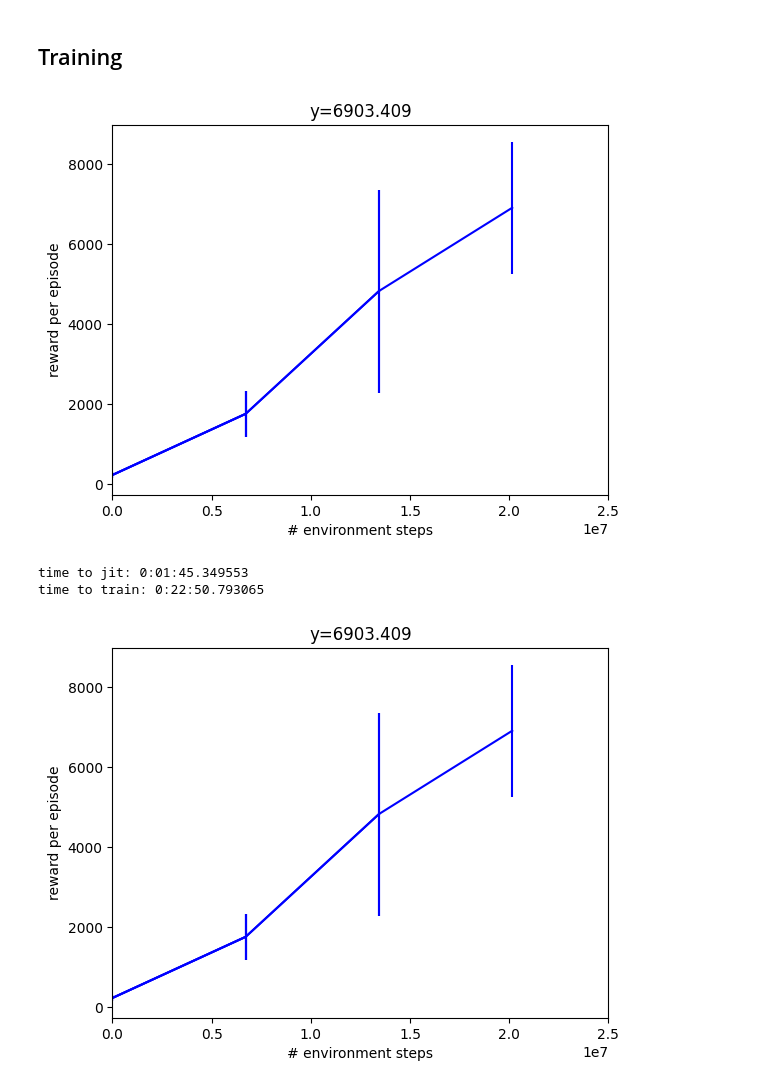
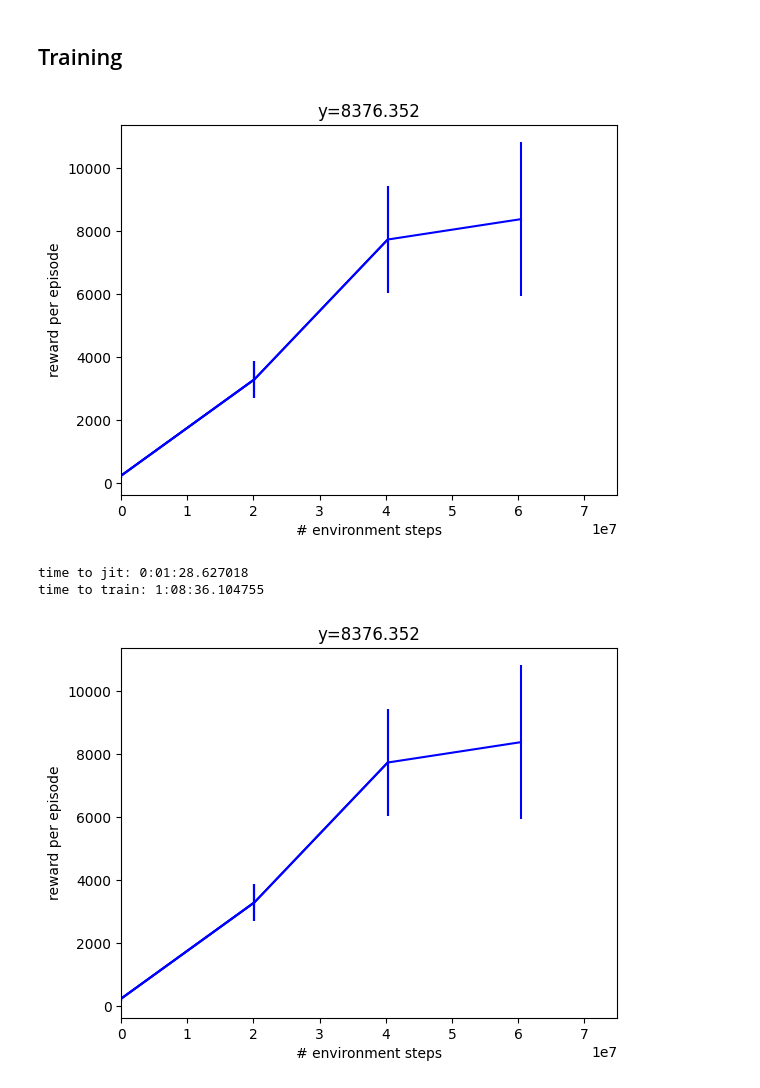
Before and after one commit to nunezal/berryBot, a Jupyter notebook: copy_of_berrybot.ipynb, the cells around one changed output. Saved outputs shown, nothing was run; the diff lists cells and outputs as text; code cells hidden in the pictures.

```diff
--- a/copy_of_berrybot.ipynb
+++ b/copy_of_berrybot.ipynb
@@ -381,9 +381,6 @@ class CustomBerryPickingEnv(pick.PandaPickCube):
         xml_path = os.path.abspath(xml_path_custom)
         self._xml_path = xml_path  # Set self._xml_path
 
-
-
-
         super().__init__(config) # Now call super() with the config
 
 
@@ -400,6 +397,20 @@ class CustomBerryPickingEnv(pick.PandaPickCube):
         # --- Store initial qpos and qvel ---
         self._init_qpos = jp.array(self.mj_model.qpos0)
         self._init_qvel = jp.zeros(self.mj_model.nv)  # Create qvel as zeros
+
+        # --- Define your specific initial arm joint configuration ---
+        desired_arm_qpos = jp.array([
+            0.0,      # Joint 1 initial angle
+            -0.785,   # Joint 2 initial angle (example value) - roughly -45 degrees
+            0.0,      # Joint 3 initial angle
+            -2.356,   # Joint 4 initial angle - roughly -135 degrees
+            0.0,      # Joint 5 initial angle
+            1.57,     # Joint 6 initial angle - roughly 90 degrees
+            0.785     # Joint 7 initial angle - roughly 45 degrees
+        ])
+
+        # --- **NEW: Replace the arm joint part of _init_qpos with your desired values** ---
+        self._init_qpos = self._init_qpos.at[self._robot_arm_qposadr:self._robot_arm_qposadr + self._robot_arm_qpos_num].set(desired_arm_qpos)
 
         # --- Get body and geom IDs ---
         self.berry_body_id = self.mj_model.body("berry").id
@@ -625,7 +636,7 @@ ppo_params = {
     'num_envs': 2048,
     'num_evals': 4,
     'num_minibatches': 32,
-    'num_timesteps': 20000000,
+    'num_timesteps': 60000000,
     'num_updates_per_batch': 8,
     'reward_scaling': 1.0,
     'unroll_length': 10
@@ -651,37 +662,37 @@ def progress(num_steps, metrics):
   plt.errorbar(x_data, y_data, yerr=y_dataerr, color="blue")
 
   display(plt.gcf())
 
 ppo_training_params = dict(ppo_params)
 network_factory = ppo_networks.make_ppo_networks
 if "network_factory" in ppo_training_params:
 
   network_factory = functools.partial(
       ppo_networks.make_ppo_networks,
       **ppo_training_params["network_factory"]
   )
 
   del ppo_training_params["network_factory"]
 
 train_fn = functools.partial(
     ppo.train, **dict(ppo_training_params),
     network_factory=network_factory,
     progress_fn=progress,
     seed=1
 )
 
 
 make_inference_fn, params, metrics = train_fn(
     environment=env,
     wrap_env_fn=wrapper.wrap_for_brax_training,
 )
 print(f"time to jit: {times[1] - times[0]}")
 print(f"time to train: {times[-1] - times[1]}")
 # %% [output]
-[figure, old version]
+[figure, new version]
-time to jit: 0:01:45.349553
-time to train: 0:22:50.793065
+time to jit: 0:01:28.627018
+time to train: 1:08:36.104755
-[figure, old version]
+[figure, new version]
 # %%
 jit_reset = jax.jit(env.reset)
 jit_step = jax.jit(env.step)
```
Also changed, not shown: parts of 2 cells of this notebook.
